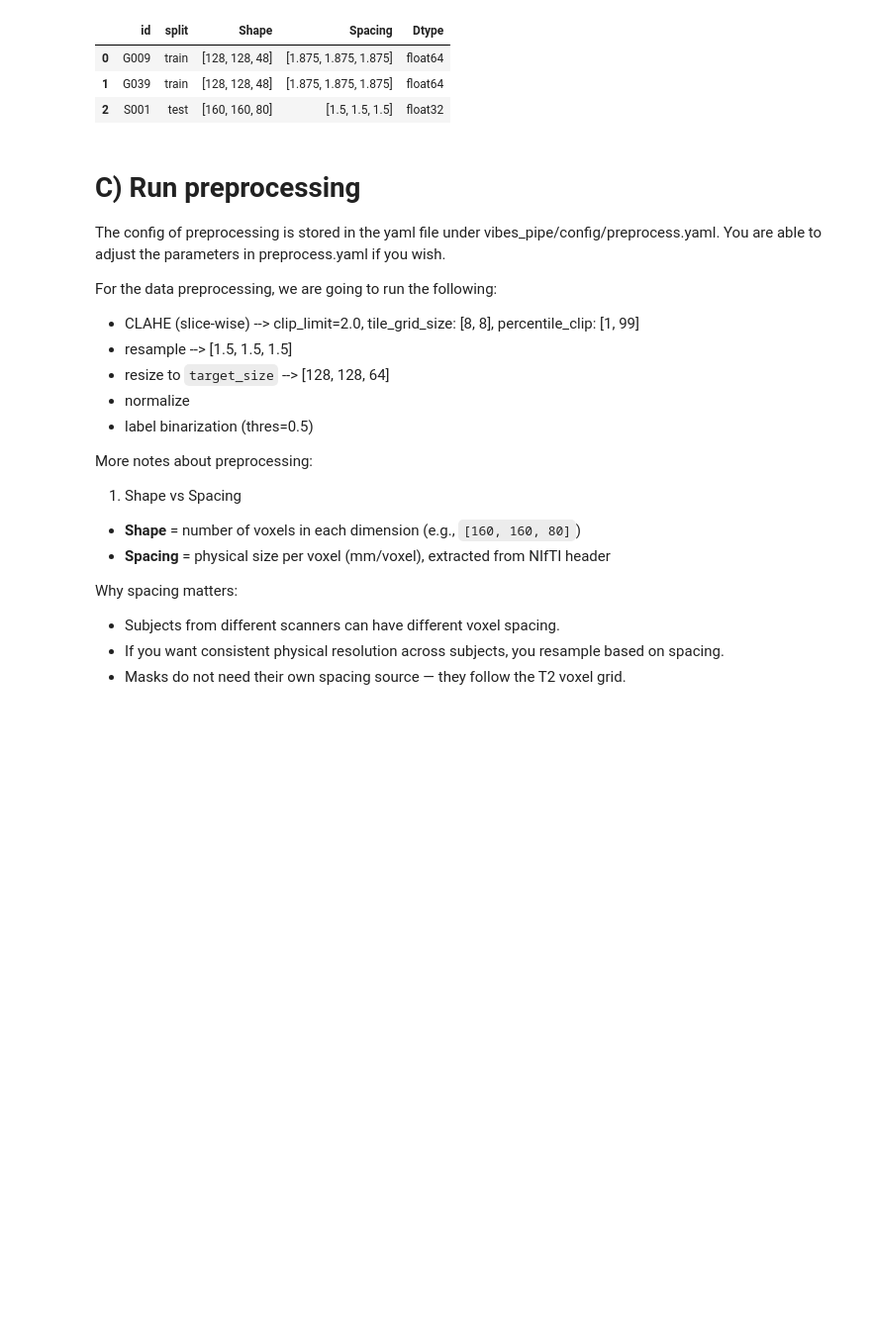
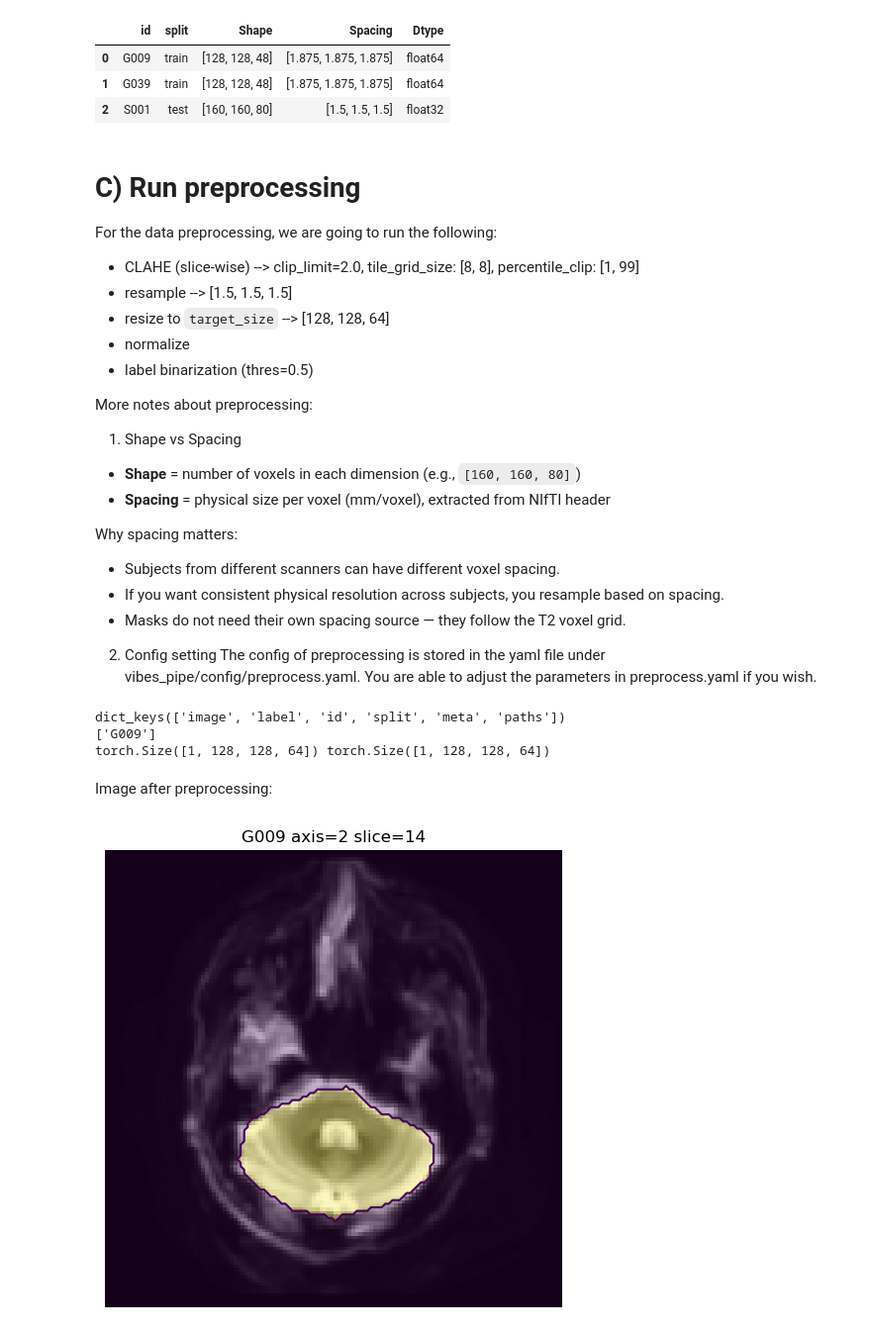
Before and after one commit to crazyMMG47/vibes_pipe_mre_seg, a Jupyter notebook: usage.ipynb, the cells around one changed output. Shown at 99% size. Drawn from its saved outputs; the diff is of its cells as text; code cells hidden in the pictures; blank space fills up the shorter version.

```diff
--- a/usage.ipynb
+++ b/usage.ipynb
@@ -162,7 +185,6 @@ summary_df
 # %% [markdown]
 # C) Run preprocessing
 
-The config of preprocessing is stored in the yaml file under vibes_pipe/config/preprocess.yaml. You are able to adjust the parameters in preprocess.yaml if you wish.
 
 For the data preprocessing, we are going to run the following:
 - CLAHE (slice-wise) --> clip_limit=2.0, tile_grid_size: [8, 8], percentile_clip: [1, 99]
@@ -182,3 +204,51 @@ Why spacing matters:
 - Subjects from different scanners can have different voxel spacing.
 - If you want consistent physical resolution across subjects, you resample based on spacing.
 - Masks do not need their own spacing source — they follow the T2 voxel grid.
+
+2. Config setting
+The config of preprocessing is stored in the yaml file under vibes_pipe/config/preprocess.yaml. You are able to adjust the parameters in preprocess.yaml if you wish.
+# %%
+import numpy as np
+from pathlib import Path
+import yaml
+from vibes_pipe.data.dataloaders import build_loaders
+
+# Define your config location
+path = Path("/home/smooi/Desktop/vibes_pipe/configs/preprocess.yaml")
+cfg = yaml.safe_load(path.read_text())
+
+# Define your manifest.json location
+manifest_path = Path("/home/smooi/Desktop/vibes_pipe/experiments/mre_data_prep_test/workspace_root/manifest.json")
+train_loader, val_loader, test_loader = build_loaders(manifest_path, cfg)
+# %%
+batch = next(iter(train_loader))
+print(batch.keys())
+print(batch["id"])
+print(batch["image"].shape, batch["label"].shape)
+# %% [output]
+dict_keys(['image', 'label', 'id', 'split', 'meta', 'paths'])
+['G009']
+torch.Size([1, 128, 128, 64]) torch.Size([1, 128, 128, 64])
+# %% [markdown]
+Image after preprocessing:
+# %%
+from vibes_pipe.viz import SliceSpec, plot_image_label_slice
+
+batch = next(iter(train_loader))
+# batch["image"] shape usually [B, D, H, W] or [B, H, W, D] depending on your pipeline
+
+i = 0  # pick sample in batch
+img = batch["image"][i]
+lbl = batch["label"][i]
+sid = batch["id"][i]
+
+fig = plot_image_label_slice(
+    img, lbl,
+    spec=SliceSpec(axis=2, index=14, rotate_k=0),
+    title=f"{sid} axis=2 slice=14",
+    overlay=True,
+    alpha=0.3,
+    show_contour=True,
+)
+# %% [output]
+[figure, added]
```
Also changed, not shown: parts of 4 cells of this notebook, 2 other files.
